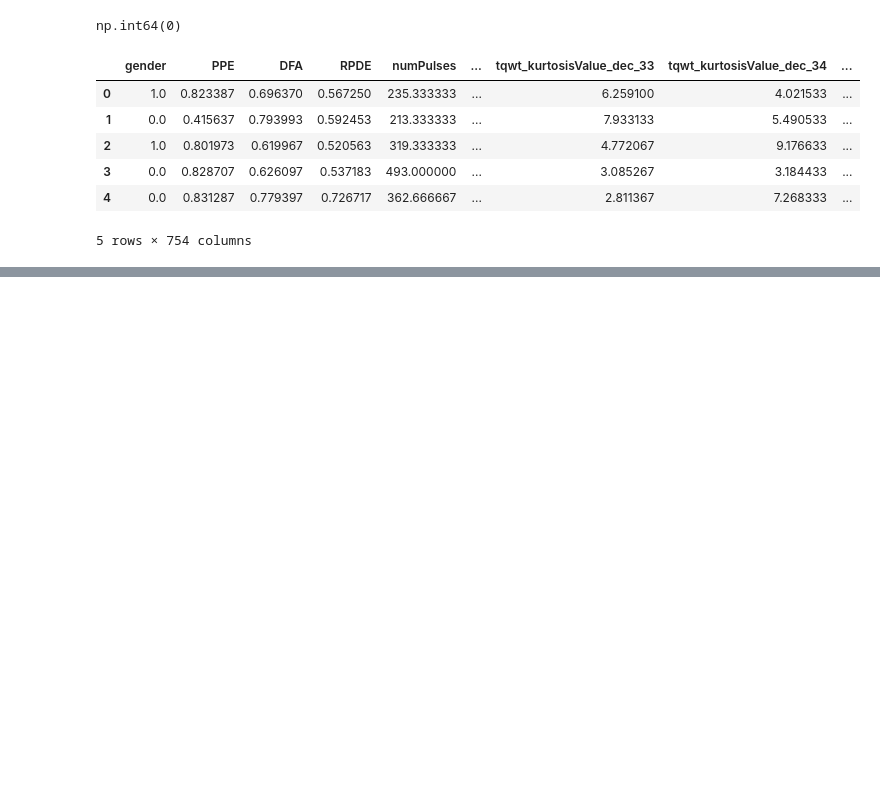
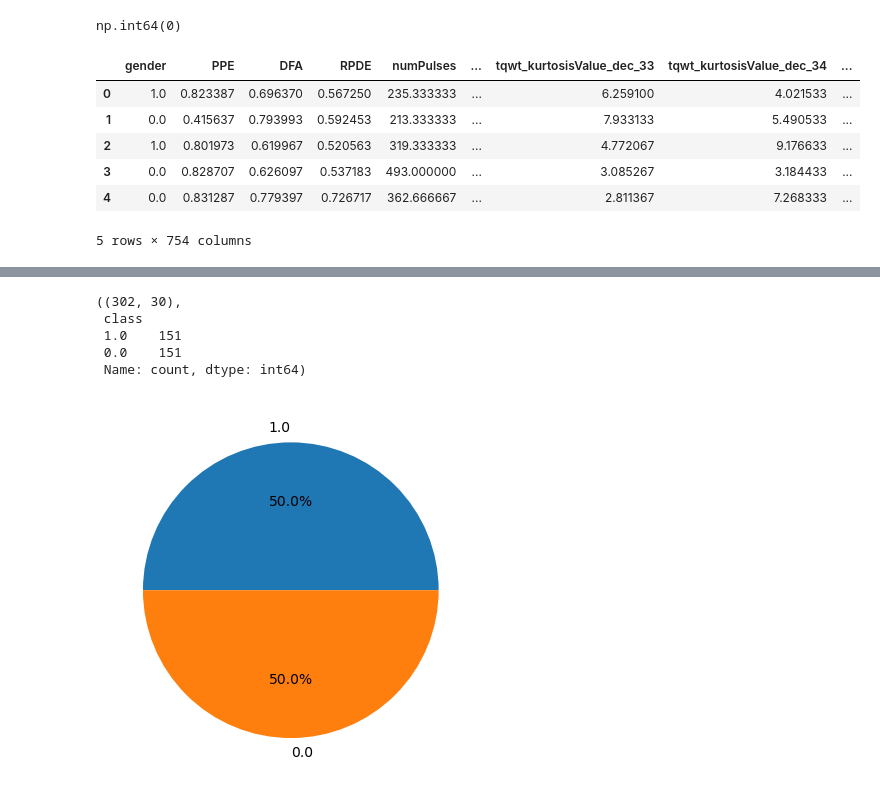
Before and after one commit to sepehr21ar/Machine-Learning-and-Analytics, a Jupyter notebook: Parkinson_Disease/main.ipynb, the cells around one changed output, grey strips where cells are left out. Cells and saved outputs as stored; diff of their text form; code cells hidden in the pictures; blank space fills up the shorter version.

```diff
--- a/Parkinson_Disease/main.ipynb
+++ b/Parkinson_Disease/main.ipynb
@@ -70,0 +123,29 @@ df.head()
+# %%
+features = df.drop('class', axis=1)
+target = df['class']
+
+X_train, X_val, Y_train, y_val = train_test_split(
+    features, target, test_size=0.2, random_state=10
+)
+
+scaler = MinMaxScaler()
+X_train = scaler.fit_transform(X_train)
+X_val = scaler.transform(X_val)
+ros = RandomOverSampler(sampling_strategy=1.0, random_state=0)
+X_resampled, Y_resampled = ros.fit_resample(X_train, Y_train)
+
+X_resampled.shape, Y_resampled.value_counts()
+# %% [output]
+((302, 30),
+ class
+ 1.0    151
+ 0.0    151
+ Name: count, dtype: int64)
+# %%
+x = Y_resampled.value_counts()
+plt.pie(x.values,
+        labels = x.index,
+        autopct='%1.1f%%')
+plt.show()
+# %% [output]
+[figure, added]
```
Also changed, not shown: parts of 11 cells of this notebook.
